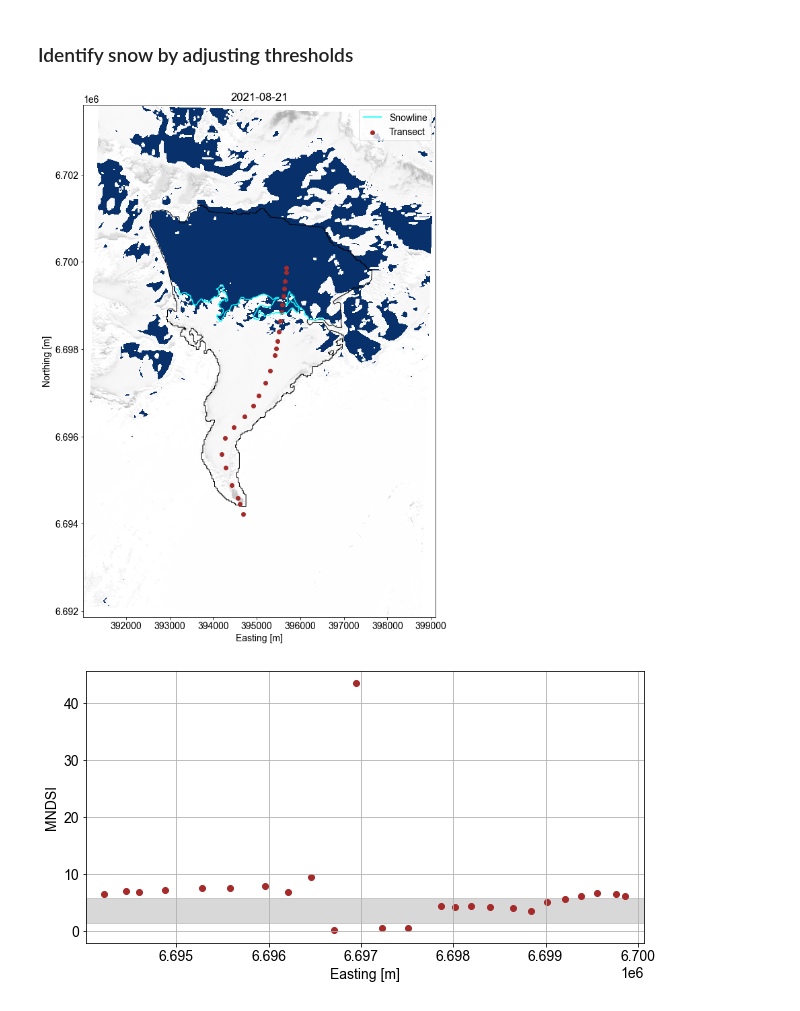
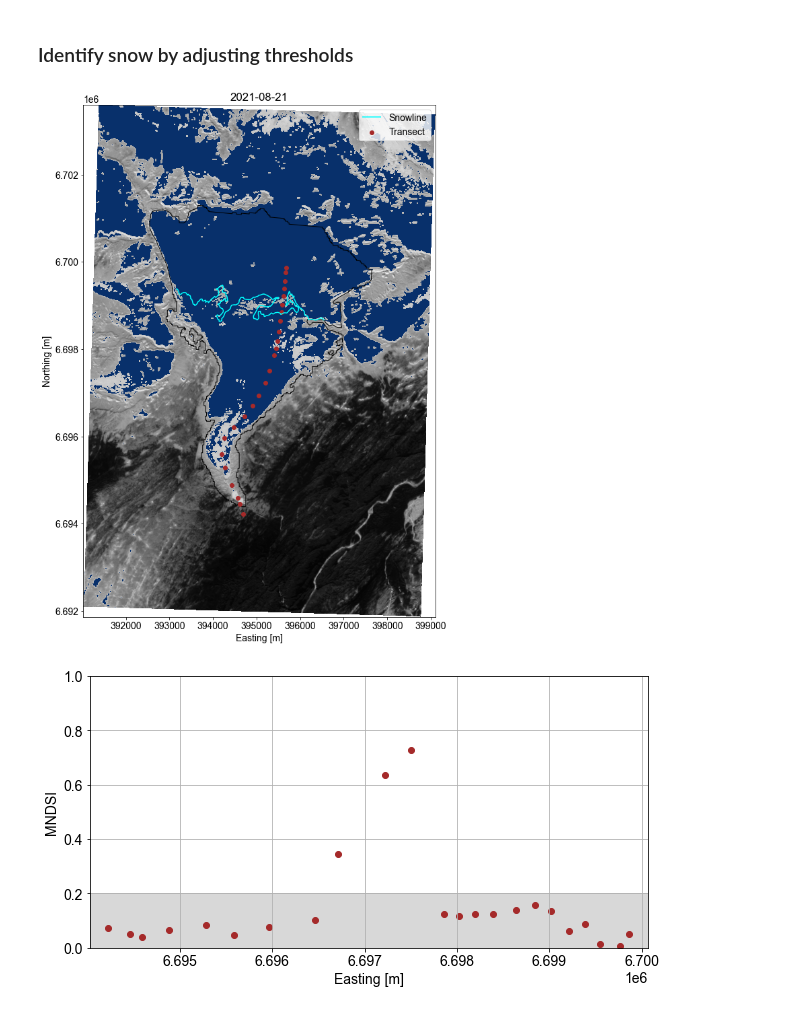
Before and after one commit to RaineyAbe/glacier-snow-cover-mapping, a Jupyter notebook: develop_mndsi_threshold.ipynb, the cells around one changed output. Drawn from its saved outputs; the diff is of its cells as text; code cells hidden in the pictures.

Commit message:
convert to reflectance

```diff
--- a/develop_mndsi_threshold.ipynb
+++ b/develop_mndsi_threshold.ipynb
@@ -114,8 +115,8 @@ dtype: geometry
 ### Identify snow by adjusting thresholds
 # %%
 # Determine thresholds
-thresh_min = 1.5
-thresh_max = 5.4
+thresh_min = 0
+thresh_max = 0.2
 # %%
 # function to calculate MNDSI
 def calculate_mndsi(nir,red):
@@ -123,14 +124,11 @@ def calculate_mndsi(nir,red):
     return mndsi
 
 # open image
+scalar = 10000 # scalar multiplier used when saving image
 im = rio.open(im_name[0])
-
-# define bands, convert to TOA reflectance
-#refl_coeff = 5.12134605626e-05 # from image metadata
-blue = im.read(1)#*refl_coeff
-green = im.read(2)#*refl_coeff
-red = im.read(3)#*refl_coeff
-nir = im.read(4)#*refl_coeff
+# read bands
+red = im.read(3) / scalar
+nir = im.read(4) / scalar
 # compute MNDSI
 mndsi = calculate_mndsi(nir,red)
 
@@ -167,32 +165,33 @@ for s in tsB_rv:
     tsB_mndsi = tsB_mndsi + [calculate_mndsi(s[3],s[2])]
 
 # plot
 fig1, ax1 = plt.subplots(1,1,figsize=(14,14))
 plt.rcParams.update({'font.size': 14, 'font.sans-serif': 'Arial'})
 # MNDSI, snow, snowline, and transect locations
 show(mndsi, transform=im.transform, cmap='Greys', ax=ax1)
 show(snow, transform=im.transform, cmap='Blues', clim=(0,1), ax=ax1)
 AOI.plot(ax=ax1, facecolor='none', edgecolor='black', label='AOI')
 sl.plot(ax=ax1, linestyle='-', color='cyan', label='Snowline')
 ax1.scatter(tsA_x, tsA_y, color='brown', label='Transect')
 ax1.scatter(tsB_x, tsB_y, color='brown', label='')
 ax1.set_title('2021-08-21')
 ax1.set_xlabel('Easting [m]')
 ax1.set_ylabel('Northing [m]')
 ax1.legend()
 # MNDSI values along transect
 fig2, ax2 = plt.subplots(1,1, figsize=(10,5))
 plt.rcParams.update({'font.size': 14})
 ax2.set_xlim(np.min(tsA_y)-200, np.max(tsB_y)+200)
 rect=matplotlib.patches.Rectangle((ax2.get_xlim()[0],thresh_min),ax2.get_xlim()[1]-ax2.get_xlim()[0],thresh_max-thresh_min,
                         fill=True, color="grey", alpha=0.3, label='threshold')
 plt.gca().add_patch(rect)
 ax2.scatter(tsA_y, np.flip(tsA_mndsi), color='brown', label='Transect')
 ax2.scatter(tsB_y, np.flip(tsB_mndsi), color='brown', label='')
 ax2.set_xlabel('Easting [m]')
 ax2.set_ylabel('MNDSI')
+ax2.set_ylim(0,1)
 ax2.grid()
 plt.show()
 # %% [output]
-[figure, old version]
+[figure, new version]
-[figure, old version]
+[figure, new version]
```
Also changed, not shown: parts of 1 cell of this notebook, 5 other files.
